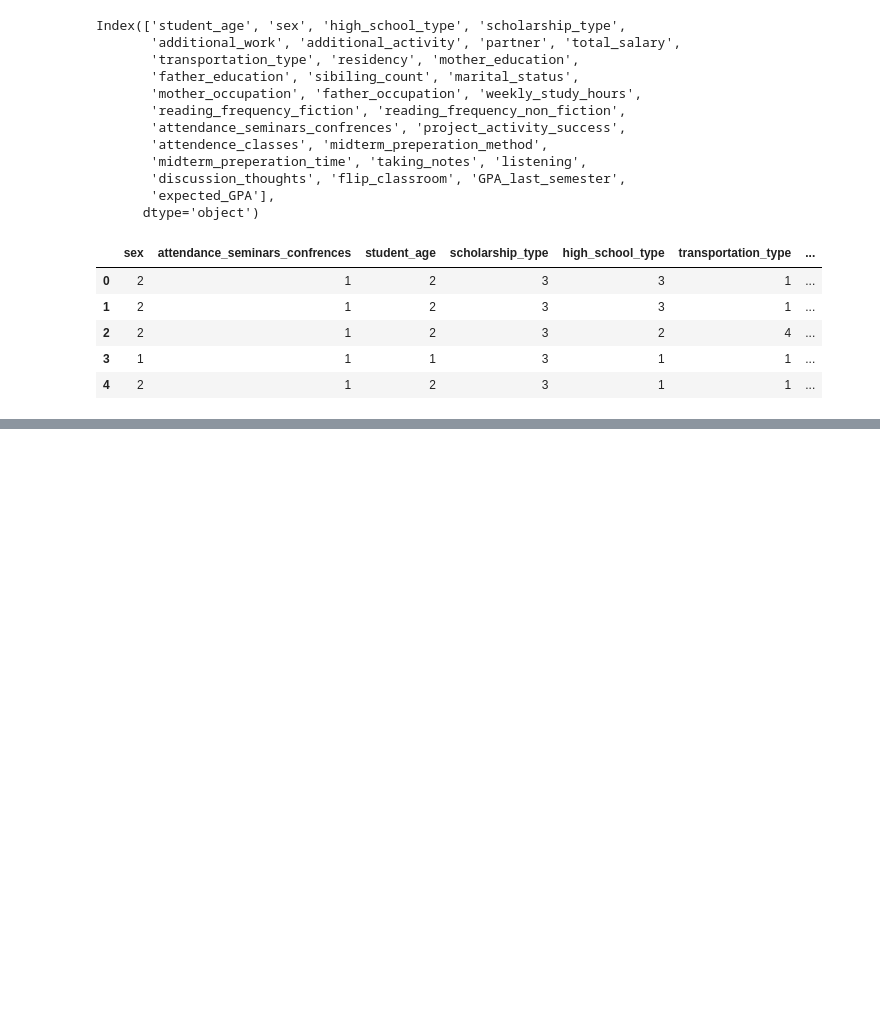
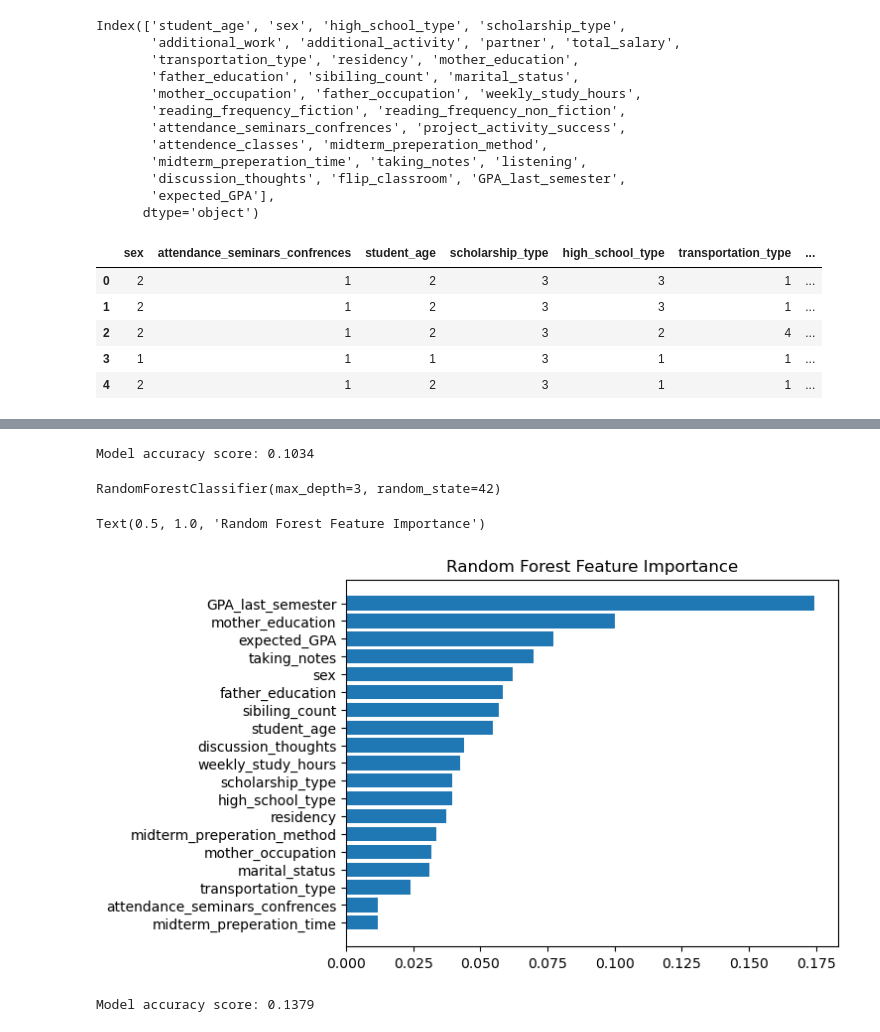
Before and after one commit to jr7072/data-science-project, a Jupyter notebook: project.ipynb, the cells around one changed output, grey strips where cells are left out. Cells and saved outputs as stored; diff of their text form; code cells hidden in the pictures; blank space fills up the shorter version.

```diff
--- a/project.ipynb
+++ b/project.ipynb
@@ -165,0 +211,12 @@ px.histogram(highly_correlated_df, x='GPA_last_semester', color='expected_GPA',
+# %%
+from sklearn.model_selection import GridSearchCV
+
+param_grid = {
+    'n_estimators': [5, 10, 15, 20, 25, 50, 75, 85, 95, 100],
+    'max_depth': [2, 3, 4, 5, 7, 10],
+}
+# %%
+rf = RandomForestClassifier(criterion='gini', random_state=42)
+
+grid_rf = GridSearchCV(rf, param_grid, cv=10)
+grid_rf.fit(X_train, y_train)
@@ -165,0 +241,31 @@ px.histogram(highly_correlated_df, x='GPA_last_semester', color='expected_GPA',
+# %%
+rf = RandomForestClassifier(criterion='gini', max_depth=4, n_estimators=100, random_state=42)
+rf.fit(X_train, y_train)
+
+from sklearn.metrics import accuracy_score
+rfc_pred = rf.predict(X_test)
+print('Model accuracy score: {0:0.4f}'.format(accuracy_score(y_test, rfc_pred)))
+# %% [output]
+Model accuracy score: 0.1034
+# %%
+rf = RandomForestClassifier(n_estimators=100, criterion='gini', max_depth=3, random_state=42)
+rf.fit(X_train, y_train)
+# %% [output]
+RandomForestClassifier(max_depth=3, random_state=42)
+# %%
+import matplotlib.pyplot as plt
+
+sorted_idx = rf.feature_importances_.argsort()
+
+plt.barh(X_train.columns[sorted_idx], rf.feature_importances_[sorted_idx])
+plt.title('Random Forest Feature Importance')
+# %% [output]
+Text(0.5, 1.0, 'Random Forest Feature Importance')
+[figure, added]
+# %%
+from sklearn.metrics import accuracy_score
+
+rfc_pred = rf.predict(X_test)
+print('Model accuracy score: {0:0.4f}'.format(accuracy_score(y_test, rfc_pred)))
+# %% [output]
+Model accuracy score: 0.1379
```
Also changed, not shown: parts of 23 cells of this notebook, 1 other file.
